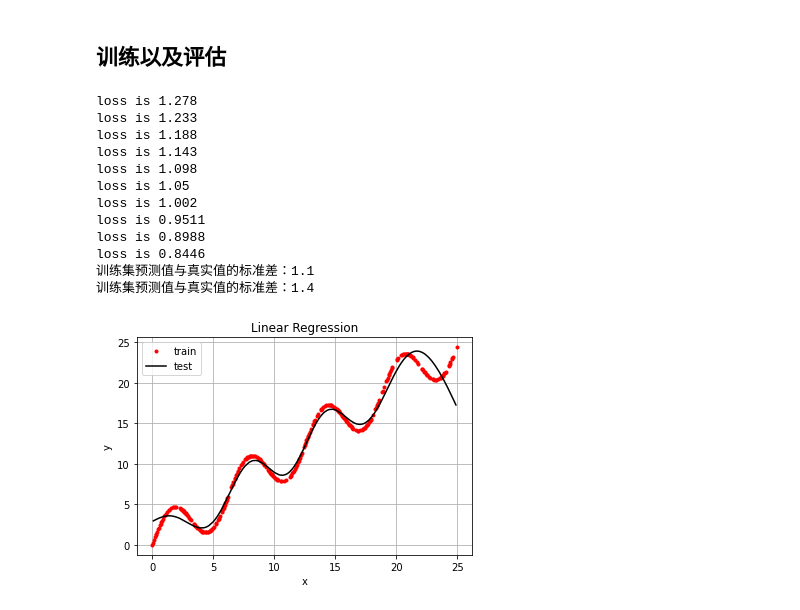
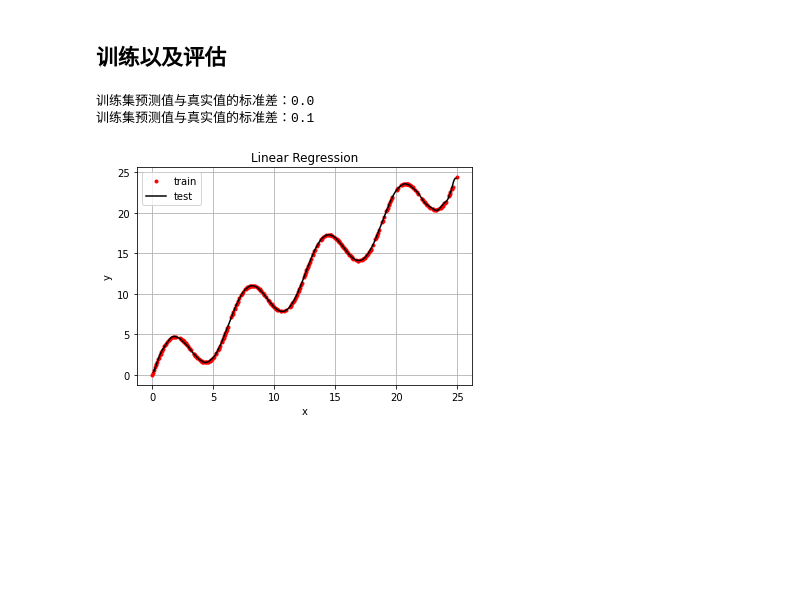
Before and after one commit to touxiaoling/exercise, a Jupyter notebook: chap2_linear_regression/linear_regression-tf2.0.ipynb, the cells around one changed output. Drawn from its saved outputs; the diff is of its cells as text; code cells hidden in the pictures; blank space fills up the shorter version.

```diff
--- a/chap2_linear_regression/linear_regression-tf2.0.ipynb
+++ b/chap2_linear_regression/linear_regression-tf2.0.ipynb
@@ -16,7 +16,7 @@ def multinomial_basis(x, feature_num=10):
     ret = np.concatenate(feat, axis=1)
     return ret
 
-def gaussian_basis(x, feature_num=10):
+def gaussian_basis(x, feature_num=50):
     centers = np.linspace(0, 25, feature_num)
     width = 1.0 * (centers[1] - centers[0])
     x = np.expand_dims(x, axis=1)
@@ -71,7 +71,7 @@ optimizer = optimizers.Adam(0.1)
 def train_one_step(model, xs, ys):
     with tf.GradientTape() as tape:
         y_preds = model(xs)
-        loss = tf.reduce_mean(tf.sqrt(1e-12+(ys-y_preds)**2))
+        loss = tf.reduce_mean(1e-12+(ys-y_preds)**2/2)
     grads = tape.gradient(loss, model.w)
     optimizer.apply_gradients([(grads, model.w)])
     return loss
@@ -86,41 +86,34 @@ def evaluate(ys, ys_pred):
     std = np.sqrt(np.mean(np.abs(ys - ys_pred) ** 2))
     return std
 # %%
-for i in range(1000):
+from tqdm.notebook import tqdm
+t=tqdm(range(int(5e4)),mininterval = 0.3)
+for i in t:
     loss = train_one_step(model, xs, ys)
     if i % 100 == 1:
-        print(f'loss is {loss:.4}')
+        t.set_postfix(loss=loss)
+        #print(f'loss is {loss:.4}')
 
 
 y_preds = predict(model, xs)
 std = evaluate(ys, y_preds)
 print('训练集预测值与真实值的标准差：{:.1f}'.format(std))
 
 (xs_test, ys_test), (o_x_test, o_y_test) = load_data('test.txt')
 
 y_test_preds = predict(model, xs_test)
 std = evaluate(ys_test, y_test_preds)
 print('训练集预测值与真实值的标准差：{:.1f}'.format(std))
 
 plt.plot(o_x, o_y, 'ro', markersize=3)
 plt.plot(o_x_test, y_test_preds, 'k')
 plt.xlabel('x')
 plt.ylabel('y')
 plt.title('Linear Regression')
 plt.legend(['train', 'test', 'pred'])
 plt.grid(True)
 plt.show()
 # %% [output]
-loss is 1.278
-loss is 1.233
-loss is 1.188
-loss is 1.143
-loss is 1.098
-loss is 1.05
-loss is 1.002
-loss is 0.9511
-loss is 0.8988
-loss is 0.8446
-训练集预测值与真实值的标准差：1.1
-训练集预测值与真实值的标准差：1.4
+训练集预测值与真实值的标准差：0.0
+训练集预测值与真实值的标准差：0.1
-[figure, old version]
+[figure, new version]
```
Also changed, not shown: 1 other file.
